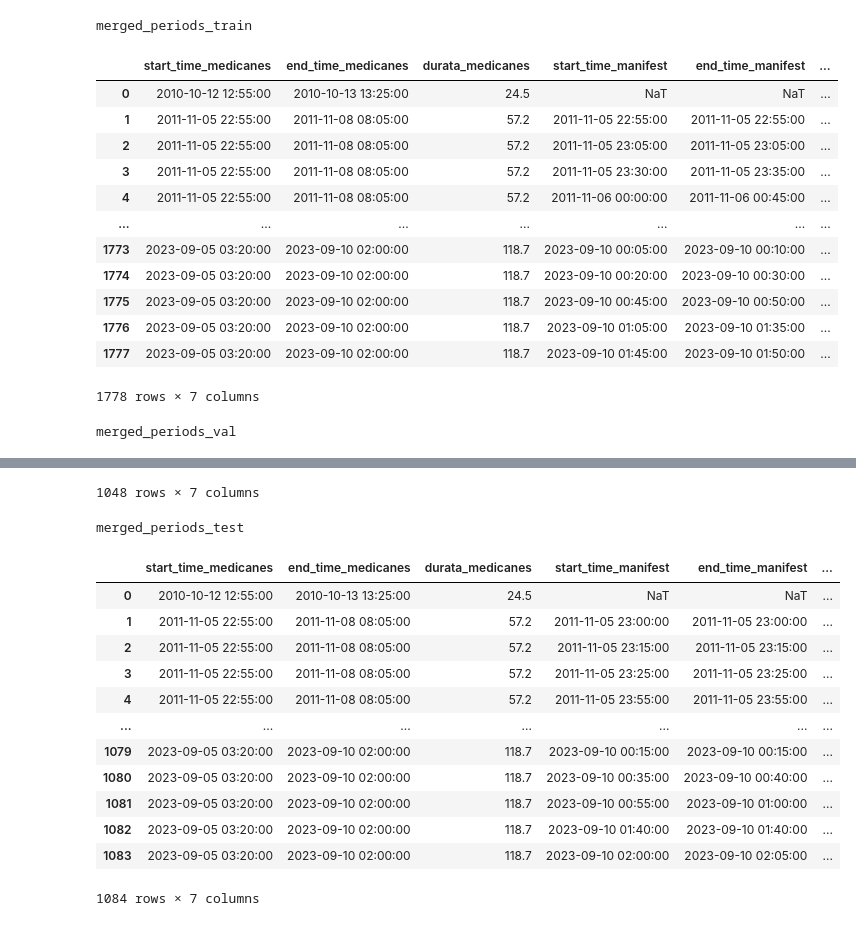
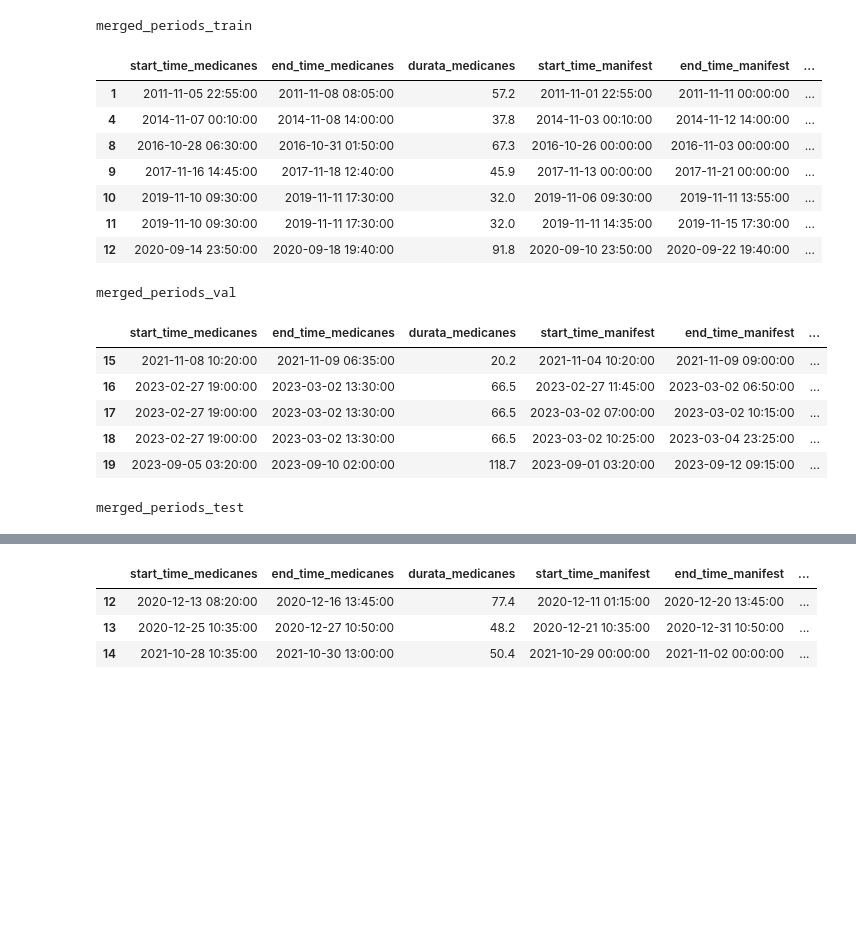
Before and after one commit to dandarm/cyc-firstpass, a Jupyter notebook: mini_data_input/analysis_time_windows.ipynb, the cells around one changed output, grey strips where cells are left out. Cells and saved outputs as stored; diff of their text form; code cells hidden in the pictures; blank space fills up the shorter version.

Commit message:
analysis_time_windows

```diff
--- a/mini_data_input/analysis_time_windows.ipynb
+++ b/mini_data_input/analysis_time_windows.ipynb
@@ -223,33 +167,7 @@ mapping_med = mapping.rename(columns={
     'durata': 'durata_medicanes'
 })
 
-# assicurati che 'results' (periodi per file) esista; altrimenti ricomponilo
-try:
-    results
-except NameError:
-    results = {}
-    from pathlib import Path
-    root = Path('../manifests')
-    manifests = [root/'./train.csv', root/'./val.csv', root/'./test.csv']
-    for p in manifests:
-        if p.exists():
-            dfp = pd.read_csv(p)
-            if 'datetime' not in dfp.columns:
-                continue
-            dfp['datetime'] = pd.to_datetime(dfp['datetime'])
-            dfp = dfp.sort_values('datetime').reset_index(drop=True)
-            diff = dfp['datetime'].diff().fillna(pd.Timedelta(seconds=0))
-            segments = (diff > pd.Timedelta('5min')).cumsum()
-            periods = dfp.groupby(segments, group_keys=False).agg(
-                start_time=('datetime', 'min'),
-                end_time=('datetime', 'max')
-            ).reset_index(drop=True)
-            periods['durata'] = ((periods['end_time'] - periods['start_time']).dt.total_seconds() / 3600).round(1)
-            periods = periods[['start_time', 'end_time', 'durata']]
-            results[f'periods_{p.stem}'] = periods
 
-# funzione che trova sovrapposizioni tra intervalli e crea tabella di confronto
-import pandas as pd
 
 def merge_mapping_with_periods(mapping_med, periods_df, manifest_name):
     rows = []
@@ -284,22 +202,26 @@ merged_results = {}
 for name in ['periods_train', 'periods_val', 'periods_test']:
     if name in results:
         merged = merge_mapping_with_periods(mapping_med, results[name], name.replace('periods_',''))
+        # filtra le righe con NaT
+        merged = merged[merged['start_time_manifest'].notna()]
         merged_results[f'merged_{name}'] = merged
         print(f"merged_{name}")
         display(merged)
 # %% [output]
 merged_periods_train
 |  | start_time_medicanes | end_time_medicanes | durata_medicanes | start_time_manifest | end_time_manifest | ... |
-| 0 | 2010-10-12 12:55:00 | 2010-10-13 13:25:00 | 24.5 | NaT | NaT | ... |
-| 1 | 2011-11-05 22:55:00 | 2011-11-08 08:05:00 | 57.2 | 2011-11-05 22:55:00 | 2011-11-05 22:55:00 | ... |
-| 2 | 2011-11-05 22:55:00 | 2011-11-08 08:05:00 | 57.2 | 2011-11-05 23:05:00 | 2011-11-05 23:05:00 | ... |
-| 3 | 2011-11-05 22:55:00 | 2011-11-08 08:05:00 | 57.2 | 2011-11-05 23:30:00 | 2011-11-05 23:35:00 | ... |
-| 4 | 2011-11-05 22:55:00 | 2011-11-08 08:05:00 | 57.2 | 2011-11-06 00:00:00 | 2011-11-06 00:45:00 | ... |
-| ... | ... | ... | ... | ... | ... | ... |
-| 1773 | 2023-09-05 03:20:00 | 2023-09-10 02:00:00 | 118.7 | 2023-09-10 00:05:00 | 2023-09-10 00:10:00 | ... |
-| 1774 | 2023-09-05 03:20:00 | 2023-09-10 02:00:00 | 118.7 | 2023-09-10 00:20:00 | 2023-09-10 00:30:00 | ... |
-| 1775 | 2023-09-05 03:20:00 | 2023-09-10 02:00:00 | 118.7 | 2023-09-10 00:45:00 | 2023-09-10 00:50:00 | ... |
-| 1776 | 2023-09-05 03:20:00 | 2023-09-10 02:00:00 | 118.7 | 2023-09-10 01:05:00 | 2023-09-10 01:35:00 | ... |
-| 1777 | 2023-09-05 03:20:00 | 2023-09-10 02:00:00 | 118.7 | 2023-09-10 01:45:00 | 2023-09-10 01:50:00 | ... |
+| 1 | 2011-11-05 22:55:00 | 2011-11-08 08:05:00 | 57.2 | 2011-11-01 22:55:00 | 2011-11-11 00:00:00 | ... |
+| 4 | 2014-11-07 00:10:00 | 2014-11-08 14:00:00 | 37.8 | 2014-11-03 00:10:00 | 2014-11-12 14:00:00 | ... |
+| 8 | 2016-10-28 06:30:00 | 2016-10-31 01:50:00 | 67.3 | 2016-10-26 00:00:00 | 2016-11-03 00:00:00 | ... |
+| 9 | 2017-11-16 14:45:00 | 2017-11-18 12:40:00 | 45.9 | 2017-11-13 00:00:00 | 2017-11-21 00:00:00 | ... |
+| 10 | 2019-11-10 09:30:00 | 2019-11-11 17:30:00 | 32.0 | 2019-11-06 09:30:00 | 2019-11-11 13:55:00 | ... |
+| 11 | 2019-11-10 09:30:00 | 2019-11-11 17:30:00 | 32.0 | 2019-11-11 14:35:00 | 2019-11-15 17:30:00 | ... |
+| 12 | 2020-09-14 23:50:00 | 2020-09-18 19:40:00 | 91.8 | 2020-09-10 23:50:00 | 2020-09-22 19:40:00 | ... |
-1778 rows × 7 columns
+merged_periods_val
+|  | start_time_medicanes | end_time_medicanes | durata_medicanes | start_time_manifest | end_time_manifest | ... |
+| 15 | 2021-11-08 10:20:00 | 2021-11-09 06:35:00 | 20.2 | 2021-11-04 10:20:00 | 2021-11-09 09:00:00 | ... |
+| 16 | 2023-02-27 19:00:00 | 2023-03-02 13:30:00 | 66.5 | 2023-02-27 11:45:00 | 2023-03-02 06:50:00 | ... |
+| 17 | 2023-02-27 19:00:00 | 2023-03-02 13:30:00 | 66.5 | 2023-03-02 07:00:00 | 2023-03-02 10:15:00 | ... |
+| 18 | 2023-02-27 19:00:00 | 2023-03-02 13:30:00 | 66.5 | 2023-03-02 10:25:00 | 2023-03-04 23:25:00 | ... |
+| 19 | 2023-09-05 03:20:00 | 2023-09-10 02:00:00 | 118.7 | 2023-09-01 03:20:00 | 2023-09-12 09:15:00 | ... |
-merged_periods_val
+merged_periods_test
@@ -318,15 +228,4 @@ merged_periods_val
-1048 rows × 7 columns
-merged_periods_test
 |  | start_time_medicanes | end_time_medicanes | durata_medicanes | start_time_manifest | end_time_manifest | ... |
-| 0 | 2010-10-12 12:55:00 | 2010-10-13 13:25:00 | 24.5 | NaT | NaT | ... |
-| 1 | 2011-11-05 22:55:00 | 2011-11-08 08:05:00 | 57.2 | 2011-11-05 23:00:00 | 2011-11-05 23:00:00 | ... |
-| 2 | 2011-11-05 22:55:00 | 2011-11-08 08:05:00 | 57.2 | 2011-11-05 23:15:00 | 2011-11-05 23:15:00 | ... |
-| 3 | 2011-11-05 22:55:00 | 2011-11-08 08:05:00 | 57.2 | 2011-11-05 23:25:00 | 2011-11-05 23:25:00 | ... |
-| 4 | 2011-11-05 22:55:00 | 2011-11-08 08:05:00 | 57.2 | 2011-11-05 23:55:00 | 2011-11-05 23:55:00 | ... |
-| ... | ... | ... | ... | ... | ... | ... |
-| 1079 | 2023-09-05 03:20:00 | 2023-09-10 02:00:00 | 118.7 | 2023-09-10 00:15:00 | 2023-09-10 00:15:00 | ... |
-| 1080 | 2023-09-05 03:20:00 | 2023-09-10 02:00:00 | 118.7 | 2023-09-10 00:35:00 | 2023-09-10 00:40:00 | ... |
-| 1081 | 2023-09-05 03:20:00 | 2023-09-10 02:00:00 | 118.7 | 2023-09-10 00:55:00 | 2023-09-10 01:00:00 | ... |
-| 1082 | 2023-09-05 03:20:00 | 2023-09-10 02:00:00 | 118.7 | 2023-09-10 01:40:00 | 2023-09-10 01:40:00 | ... |
-| 1083 | 2023-09-05 03:20:00 | 2023-09-10 02:00:00 | 118.7 | 2023-09-10 02:00:00 | 2023-09-10 02:05:00 | ... |
+| 12 | 2020-12-13 08:20:00 | 2020-12-16 13:45:00 | 77.4 | 2020-12-11 01:15:00 | 2020-12-20 13:45:00 | ... |
+| 13 | 2020-12-25 10:35:00 | 2020-12-27 10:50:00 | 48.2 | 2020-12-21 10:35:00 | 2020-12-31 10:50:00 | ... |
+| 14 | 2021-10-28 10:35:00 | 2021-10-30 13:00:00 | 50.4 | 2021-10-29 00:00:00 | 2021-11-02 00:00:00 | ... |
-1084 rows × 7 columns
```
Also changed, not shown: parts of 6 cells of this notebook.
